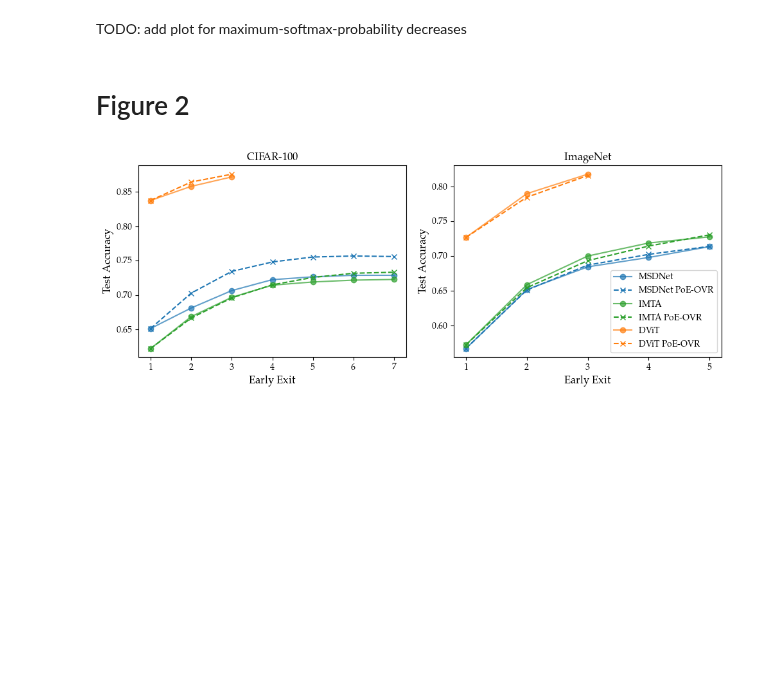
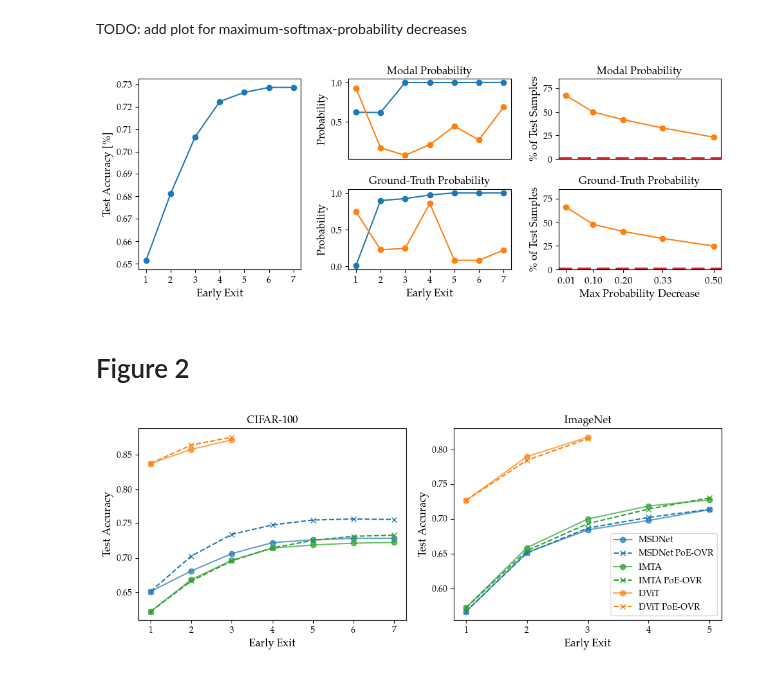
Before and after one commit to metodj/MSDNet-PyTorch, a Jupyter notebook: paper_plots.ipynb, the cells around one changed output. Saved outputs shown, nothing was run; the diff lists cells and outputs as text; code cells hidden in the pictures; blank space fills up the shorter version.

```diff
--- a/paper_plots.ipynb
+++ b/paper_plots.ipynb
@@ -150,5 +151,89 @@ plt.show()
 # %% [markdown]
 TODO: add plot for maximum-softmax-probability decreases
+# %%
+import matplotlib.pyplot as plt
+from matplotlib.gridspec import GridSpec
+
+
+def format_axes(fig):
+    for i, ax in enumerate(fig.axes):
+        ax.text(0.5, 0.5, "ax%d" % (i+1), va="center", ha="center")
+        ax.tick_params(labelbottom=False, labelleft=False)
+
+fig = plt.figure(constrained_layout=True, figsize=(10, 4))
+
+gs = GridSpec(2, 3, figure=fig)
+ax1 = fig.add_subplot(gs[:2, 0])
+# identical to ax1 = plt.subplot(gs.new_subplotspec((0, 0), colspan=3))
+ax2 = fig.add_subplot(gs[0, 1])
+ax3 = fig.add_subplot(gs[1, 1])
+ax4 = fig.add_subplot(gs[0, 2])
+ax5 = fig.add_subplot(gs[1, 2])
+
+# fig.suptitle("GridSpec")
+# format_axes(fig)
+
+ax1.plot(early_exits, acc, label='NN', marker='o')
+ax1.set_xlabel('Early Exit')
+ax1.set_ylabel('Test Accuracy [\%]')
+ax1.set_xticks(early_exits)
+
+ax2.set_xlabel('Early Exit')
+ax2.set_ylabel('Probability')
+ax2.set_title('Modal Probability')
+ax2.set_xticks([])
+for i in [6311, 8376]:
+    probs_i = probs[:, i, preds[L - 1][i]].cpu()
+    ax2.plot(list(range(1, len(probs_i) + 1)), probs_i, marker='o')
+
+
+ax3.set_xlabel('Early Exit')
+ax3.set_ylabel('Probability')
+ax3.set_title('Ground-Truth Probability')
+ax3.set_xticks(early_exits)
+for i in [4969, 6534]:
+    probs_i = probs[:, i, targets[i]].cpu()
+    ax3.plot(list(range(1, len(probs_i) + 1)), probs_i, marker='o')
+
+
+THRESHOLDS = [-0.01, -0.1, -0.2, -0.33, -0.5]
+# ax4.set_xlabel('Max Probability Decrease')
+# ax4.set_ylabel('\% of Test Samples')
+probs_decrase = modal_probs_decreasing(preds, probs, L, N=N, diffs_type="all", thresholds=THRESHOLDS)
+
+ax4.plot(probs_decrase.keys(), probs_decrase.values(), marker='o',  color='tab:orange')
+# ax[2].set_xticks(list(probs_decrase.keys()), [int(i * 100) for i in probs_decrase.keys()])
+ax4.set_xticks([])
+ax4.tick_params(labelsize=11, axis='x')
+ax4.set_ylim([0., 85.])
+ax4.set_ylabel('\% of Test Samples')
+ax4.axhline(y=0, color="tab:red", linewidth=4, linestyle='--')
+ax4.set_title('Modal Probability')
+
+ax5.set_xlabel('Max Probability Decrease')
+ax5.set_ylabel('\% of Test Samples')
+probs_decrase = modal_probs_decreasing(targets, probs, layer=None, N=N, diffs_type="all", thresholds=THRESHOLDS)
+
+ax5.plot(probs_decrase.keys(), probs_decrase.values(), marker='o',  color='tab:orange')
+# ax[2].set_xticks(list(probs_decrase.keys()), [int(i * 100) for i in probs_decrase.keys()])
+ax5.set_xticks(list(probs_decrase.keys()))
+ax5.tick_params(labelsize=11, axis='x')
+ax5.set_ylim([0., 85.])
+# ax[2].set_ylabel('\% of Test Samples')
+ax5.axhline(y=0, color="tab:red", linewidth=4, linestyle='--')
+ax5.set_title('Ground-Truth Probability')
+
+
+
+# elif PLOT_TYPE == 'Ground-Truth Probability':
+#
+# print(probs_decrase)
+
+plt.tight_layout()
+plt.savefig(f'figures/figure_1_alt.pdf', dpi=1200)
+plt.show()
+# %% [output]
+[figure, added]
 # %% [markdown]
 # Figure 2
 # %%
```
Also changed, not shown: parts of 6 cells of this notebook, 2 other files.
